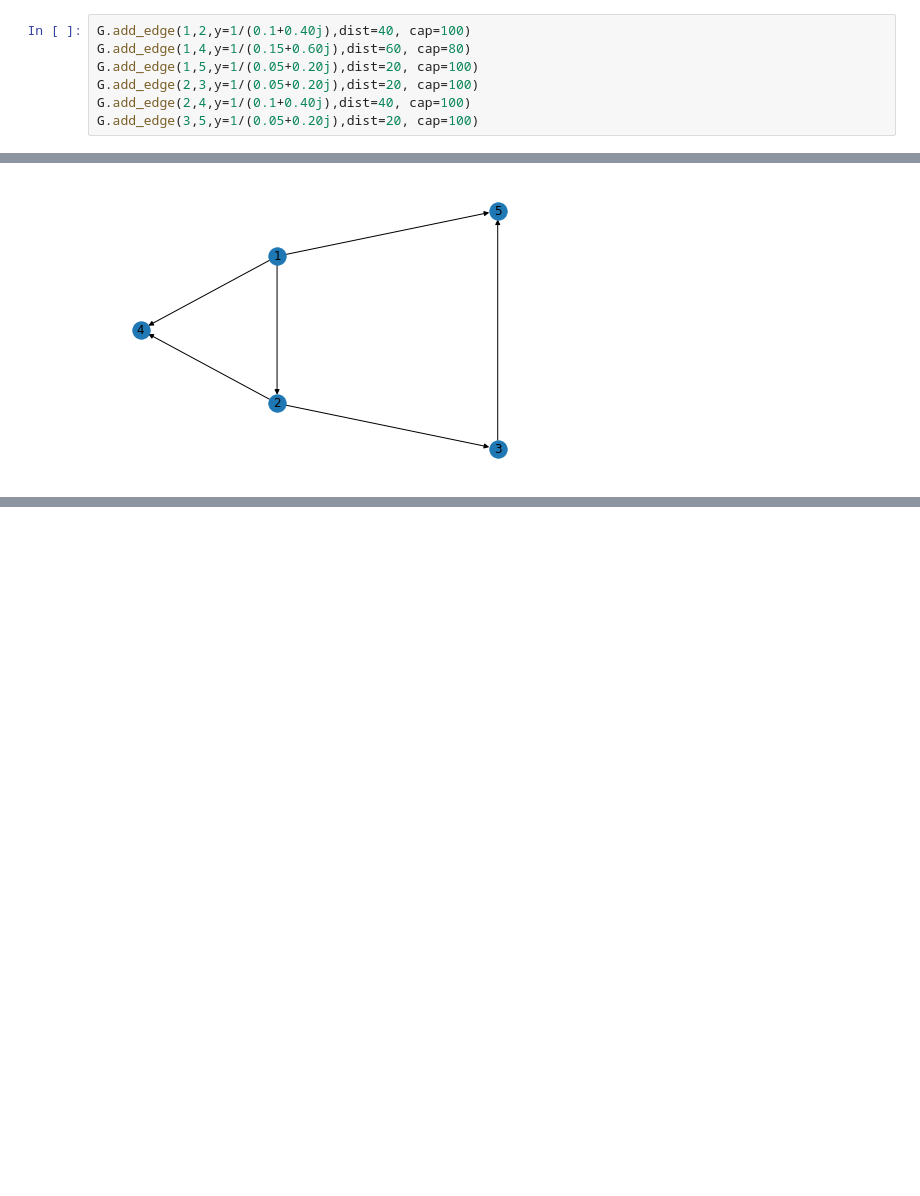
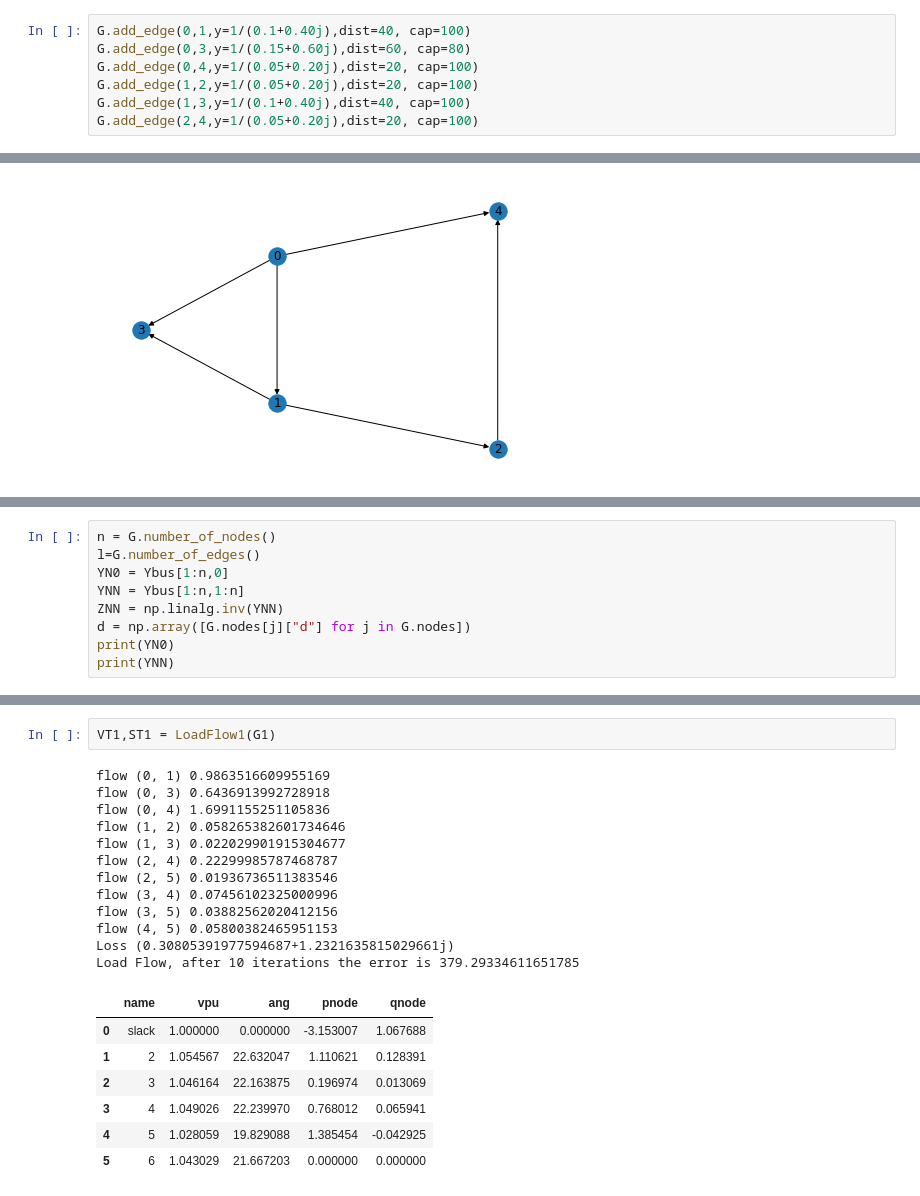
Before and after one commit to carlosaenz26/tesis, a Jupyter notebook: gerver.ipynb, the cells around one changed output, grey strips where cells are left out. Drawn from its saved outputs; the diff is of its cells as text; blank space fills up the shorter version.

```diff
--- a/gerver.ipynb
+++ b/gerver.ipynb
@@ -13,7 +14,7 @@ G.add_node(5,name="5",smax=0,d=240)
 # %%
-G.add_edge(1,2,y=1/(0.1+0.40j),dist=40, cap=100)
-G.add_edge(1,4,y=1/(0.15+0.60j),dist=60, cap=80)
-G.add_edge(1,5,y=1/(0.05+0.20j),dist=20, cap=100)
-G.add_edge(2,3,y=1/(0.05+0.20j),dist=20, cap=100)
-G.add_edge(2,4,y=1/(0.1+0.40j),dist=40, cap=100)
-G.add_edge(3,5,y=1/(0.05+0.20j),dist=20, cap=100)
+G.add_edge(0,1,y=1/(0.1+0.40j),dist=40, cap=100)
+G.add_edge(0,3,y=1/(0.15+0.60j),dist=60, cap=80)
+G.add_edge(0,4,y=1/(0.05+0.20j),dist=20, cap=100)
+G.add_edge(1,2,y=1/(0.05+0.20j),dist=20, cap=100)
+G.add_edge(1,3,y=1/(0.1+0.40j),dist=40, cap=100)
+G.add_edge(2,4,y=1/(0.05+0.20j),dist=20, cap=100)
@@ -31,0 +46,9 @@ AttributeError: module 'scipy.sparse' has no attribute 'lil_array'
+# %%
+n = G.number_of_nodes()
+l=G.number_of_edges()
+YN0 = Ybus[1:n,0]
+YNN = Ybus[1:n,1:n]
+ZNN = np.linalg.inv(YNN)
+d = np.array([G.nodes[j]["d"] for j in G.nodes])
+print(YN0)
+print(YNN)
@@ -31,0 +238,22 @@ AttributeError: module 'scipy.sparse' has no attribute 'lil_array'
+# %%
+VT1,ST1 = LoadFlow1(G1)
+# %% [output]
+flow (0, 1) 0.9863516609955169
+flow (0, 3) 0.6436913992728918
+flow (0, 4) 1.6991155251105836
+flow (1, 2) 0.058265382601734646
+flow (1, 3) 0.022029901915304677
+flow (2, 4) 0.22299985787468787
+flow (2, 5) 0.01936736511383546
+flow (3, 4) 0.07456102325000996
+flow (3, 5) 0.03882562020412156
+flow (4, 5) 0.05800382465951153
+Loss (0.30805391977594687+1.2321635815029661j)
+Load Flow, after 10 iterations the error is 379.29334611651785
+|  | name | vpu | ang | pnode | qnode |
+| 0 | slack | 1.000000 | 0.000000 | -3.153007 | 1.067688 |
+| 1 | 2 | 1.054567 | 22.632047 | 1.110621 | 0.128391 |
+| 2 | 3 | 1.046164 | 22.163875 | 0.196974 | 0.013069 |
+| 3 | 4 | 1.049026 | 22.239970 | 0.768012 | 0.065941 |
+| 4 | 5 | 1.028059 | 19.829088 | 1.385454 | -0.042925 |
+| 5 | 6 | 1.043029 | 21.667203 | 0.000000 | 0.000000 |
```
Also changed, not shown: parts of 25 cells of this notebook, 5 other files.
